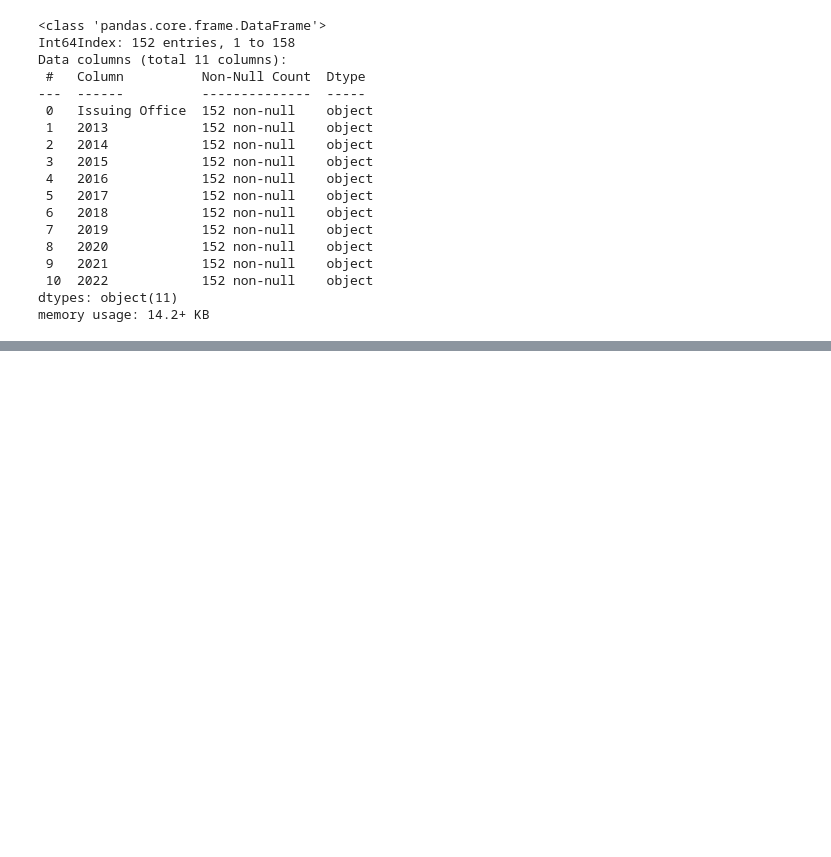
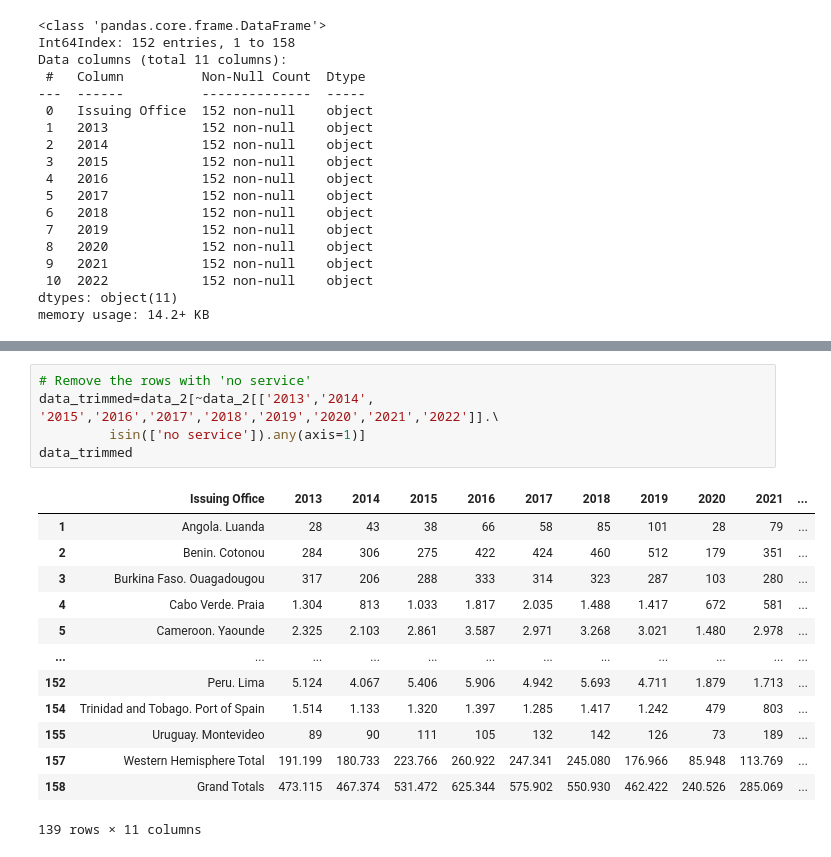
Before and after one commit to irinatenis/Visas_project, a Jupyter notebook: visas.ipynb, the cells around one changed output, grey strips where cells are left out. Cells and saved outputs as stored; diff of their text form; blank space fills up the shorter version.

```diff
--- a/visas.ipynb
+++ b/visas.ipynb
@@ -428,0 +131,19 @@ data.head()
+# %%
+# Remove the rows with 'no service'
+data_trimmed=data_2[~data_2[['2013','2014', '2015','2016','2017','2018','2019','2020','2021','2022']].\
+         isin(['no service']).any(axis=1)]
+data_trimmed
+# %% [output]
+|  | Issuing Office | 2013 | 2014 | 2015 | 2016 | 2017 | 2018 | 2019 | 2020 | 2021 | ... |
+| 1 | Angola. Luanda | 28 | 43 | 38 | 66 | 58 | 85 | 101 | 28 | 79 | ... |
+| 2 | Benin. Cotonou | 284 | 306 | 275 | 422 | 424 | 460 | 512 | 179 | 351 | ... |
+| 3 | Burkina Faso. Ouagadougou | 317 | 206 | 288 | 333 | 314 | 323 | 287 | 103 | 280 | ... |
+| 4 | Cabo Verde. Praia | 1.304 | 813 | 1.033 | 1.817 | 2.035 | 1.488 | 1.417 | 672 | 581 | ... |
+| 5 | Cameroon. Yaounde | 2.325 | 2.103 | 2.861 | 3.587 | 2.971 | 3.268 | 3.021 | 1.480 | 2.978 | ... |
+| ... | ... | ... | ... | ... | ... | ... | ... | ... | ... | ... | ... |
+| 152 | Peru. Lima | 5.124 | 4.067 | 5.406 | 5.906 | 4.942 | 5.693 | 4.711 | 1.879 | 1.713 | ... |
+| 154 | Trinidad and Tobago. Port of Spain | 1.514 | 1.133 | 1.320 | 1.397 | 1.285 | 1.417 | 1.242 | 479 | 803 | ... |
+| 155 | Uruguay. Montevideo | 89 | 90 | 111 | 105 | 132 | 142 | 126 | 73 | 189 | ... |
+| 157 | Western Hemisphere Total | 191.199 | 180.733 | 223.766 | 260.922 | 247.341 | 245.080 | 176.966 | 85.948 | 113.769 | ... |
+| 158 | Grand Totals | 473.115 | 467.374 | 531.472 | 625.344 | 575.902 | 550.930 | 462.422 | 240.526 | 285.069 | ... |
+139 rows × 11 columns
```
Also changed, not shown: parts of 46 cells of this notebook, 2 other files.
